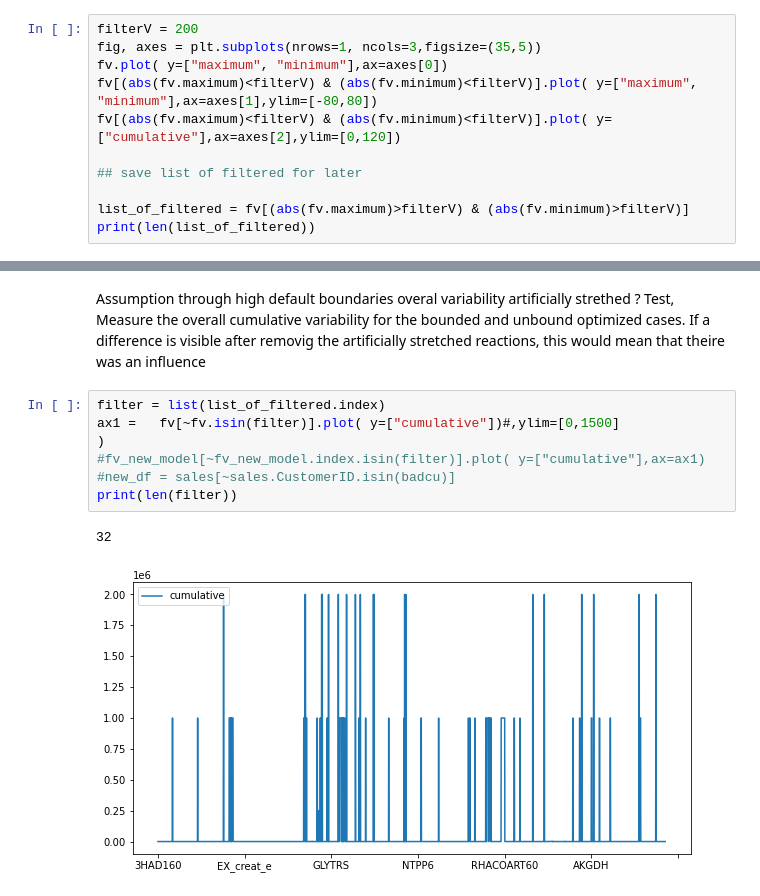
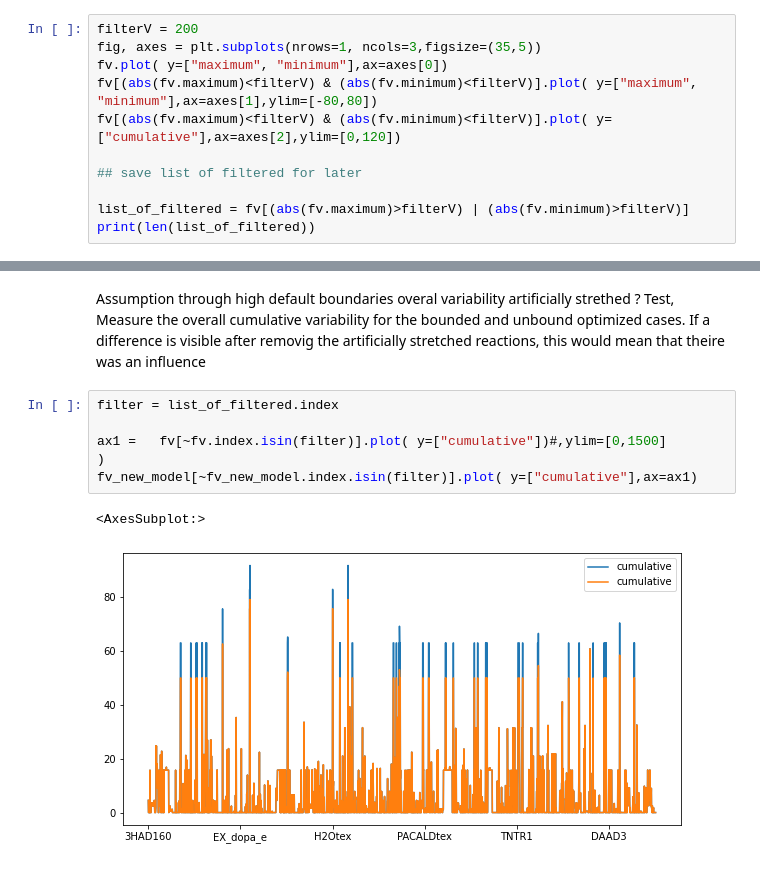
Before and after one commit to lizat-i/PseudomonasPutidaCobraPy, a Jupyter notebook: internalfluxtracking.ipynb, the cells around one changed output, grey strips where cells are left out. Drawn from its saved outputs; the diff is of its cells as text.

Commit message:
Vergleichgrafik  des bounded und nicht bounded vergleichs ist fertig, jetzt histogramm mit log-bins

```diff
--- a/internalfluxtracking.ipynb
+++ b/internalfluxtracking.ipynb
@@ -43,6 +43,6 @@ fv[(abs(fv.maximum)<filterV) & (abs(fv.minimum)<filterV)].plot( y=["cumulative"]
 
 ## save list of filtered for later
 
-list_of_filtered = fv[(abs(fv.maximum)>filterV) & (abs(fv.minimum)>filterV)]
+list_of_filtered = fv[(abs(fv.maximum)>filterV) | (abs(fv.minimum)>filterV)]
 print(len(list_of_filtered))
 # %% [output]
@@ -77,11 +77,10 @@ Assumption through high default boundaries overal variability artificially stret
 Test, Measure the overall cumulative variability for the bounded and unbound optimized cases.
 If a difference is visible after removig the artificially stretched reactions, this would mean that theire was an influence
 # %%
-filter = list(list_of_filtered.index)
-ax1 =   fv[~fv.isin(filter)].plot( y=["cumulative"])#,ylim=[0,1500]                )
-#fv_new_model[~fv_new_model.index.isin(filter)].plot( y=["cumulative"],ax=ax1)
-#new_df = sales[~sales.CustomerID.isin(badcu)]
-print(len(filter))
+filter = list_of_filtered.index
+
+ax1 =   fv[~fv.index.isin(filter)].plot( y=["cumulative"])#,ylim=[0,1500]                )
+fv_new_model[~fv_new_model.index.isin(filter)].plot( y=["cumulative"],ax=ax1)
 # %% [output]
-32
+<AxesSubplot:>
-[figure, old version]
+[figure, new version]
```
Also changed, not shown: parts of 3 cells of this notebook.
